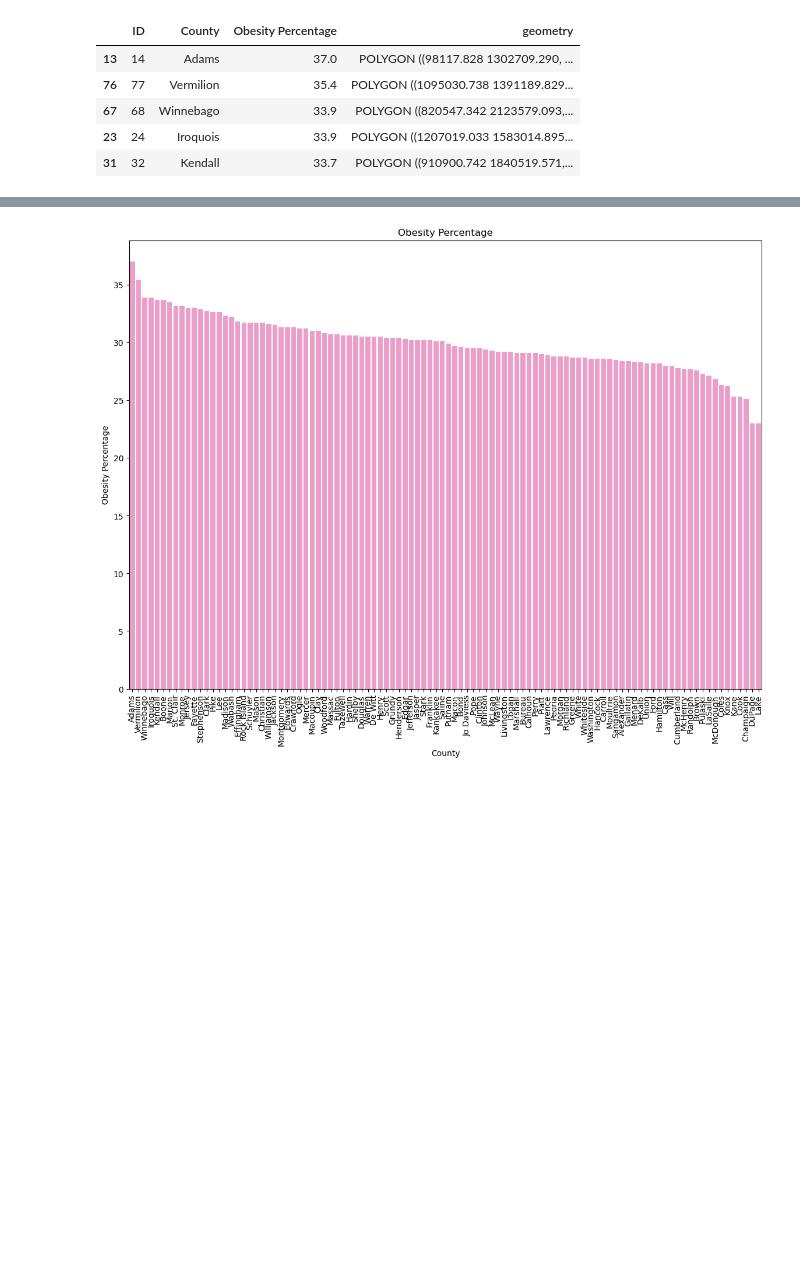
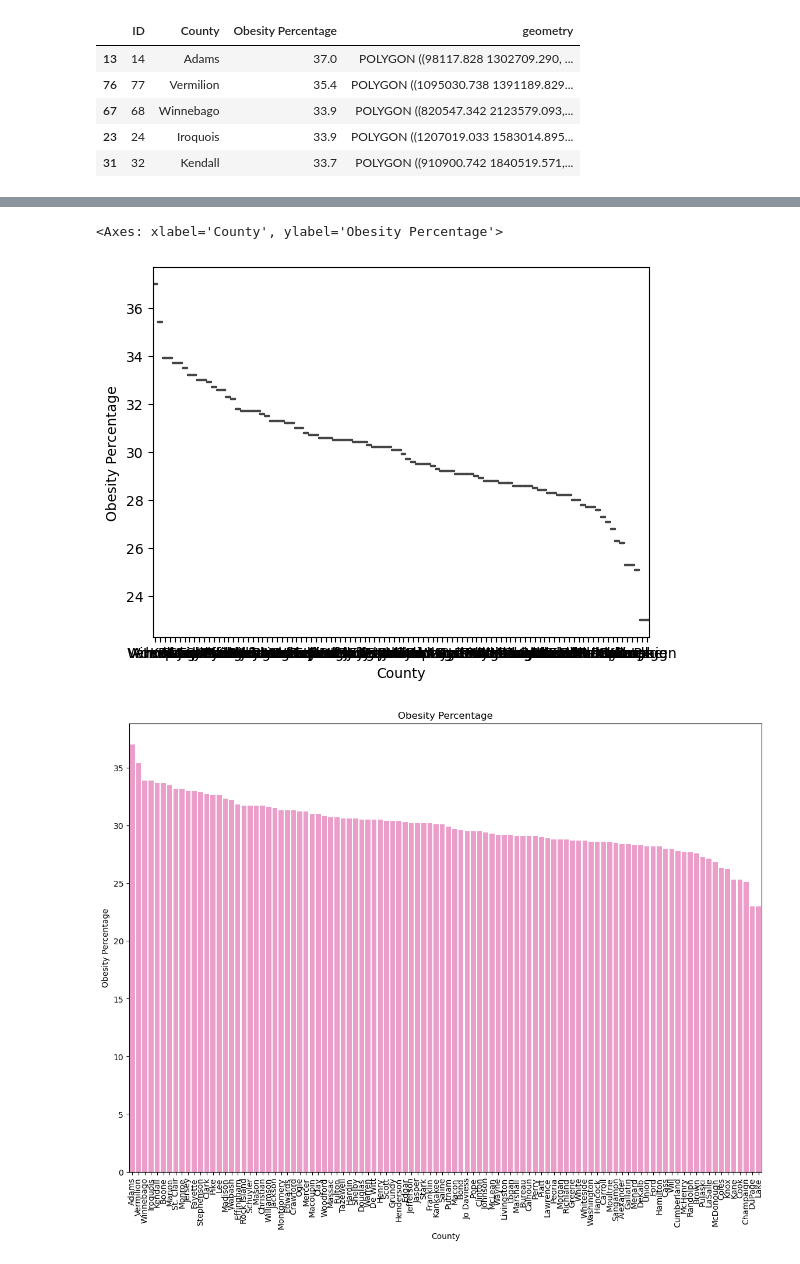
Before and after one commit to SullivanAV/district-data, a Jupyter notebook: capstone-map.ipynb, the cells around one changed output, grey strips where cells are left out. Saved outputs shown, nothing was run; the diff lists cells and outputs as text; code cells hidden in the pictures; blank space fills up the shorter version.

```diff
--- a/capstone-map.ipynb
+++ b/capstone-map.ipynb
@@ -45,3 +50,8 @@ obesity.head()
+# %%
+sns.boxplot(data=obesity, x="County", y="Obesity Percentage")
+# %% [output]
+<Axes: xlabel='County', ylabel='Obesity Percentage'>
+[figure, added]
 # %%
 plt.figure(figsize=(14,10))
 sns.barplot(x = 'County',y = 'Obesity Percentage',data = obesity, color='#F991CC')
```
Also changed, not shown: parts of 10 cells of this notebook, 3 other files.
